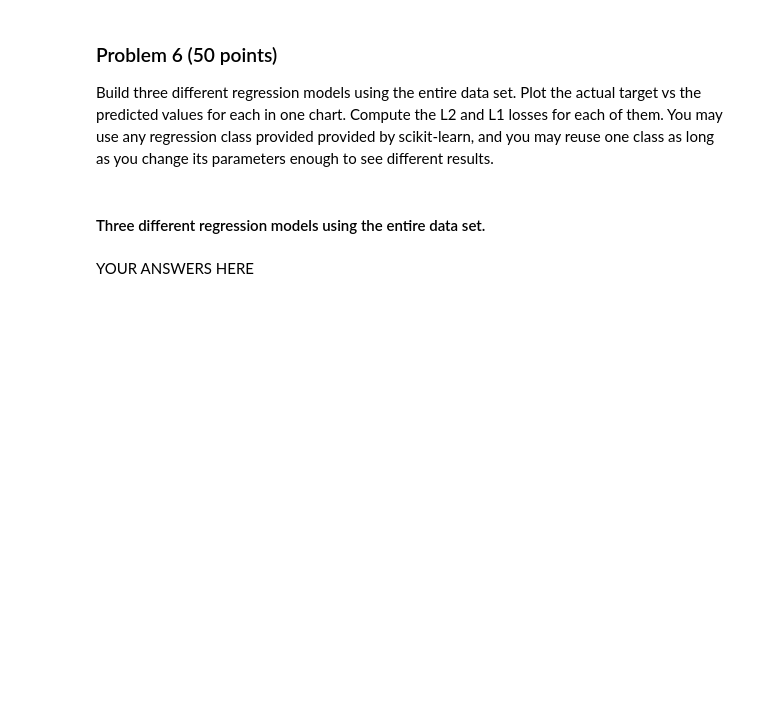
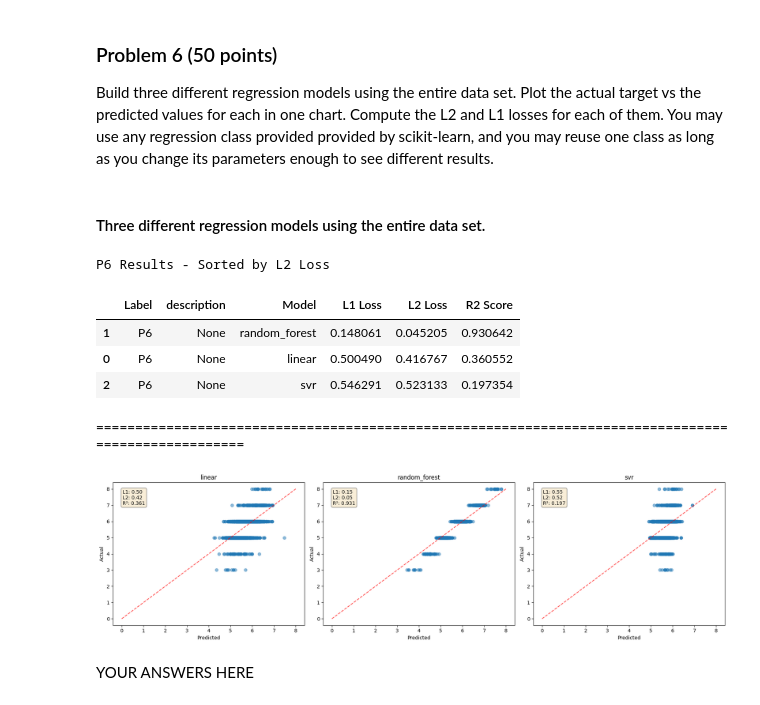
Before and after one commit to epsh3069/dx602-final-project, a Jupyter notebook: project.ipynb, the cells around one changed output. Saved outputs shown, nothing was run; the diff lists cells and outputs as text; code cells hidden in the pictures; blank space fills up the shorter version.

```diff
--- a/project.ipynb
+++ b/project.ipynb
@@ -466,24 +601,53 @@ def plot_model(model, features, target):
 # %% [markdown]
 #### Three different regression models using the entire data set.
-# %%
-# YOUR CODE HERE
-
-
-# YOUR CODE HERE
-
-top_feature_columns = ['alcohol', 'volatile acidity', 'sulphates', 'citric acid']
-target = data['target']
-features = data.drop(columns=['target',], axis=1)
-X = features
-y = target
-model = train_model(ModelType.LINEAR, X, y)
-
-print(f'Using features: {features.columns}')
-
-
-# model = sklearn.tree.DecisionTreeRegressor()
-# model.fit(features, target)
-plot_model(model, features, target)
+# %%
+
+def run_model(model_type: ModelType, X, y) -> ModelResult:
+    """Train model and return predictions with metrics."""
+    # Train and predict
+    model = get_model(model_type)
+    model_name = str(type(model))[8:-2]
+    model.fit(X, y)
+    y_pred = model.predict(X)
+
+    # Calculate losses
+    l1 = mean_absolute_error(y, y_pred)
+    l2 = mean_squared_error(y, y_pred)
+
+    # Get score
+    r2 = model.score(X, y)
+
+    return ModelResult(
+        model_name=model_type.value,
+        predictions=y_pred,
+        target=target,
+        l1_loss=l1,
+        l2_loss=l2,
+        r2_score=r2
+    )
+
+target = data['target']
+features = data.drop(columns=['target',], axis=1)
+X = features
+y = target
+
+p6_results = {}
+ModelResult.clear_results('P6')
+for model_type in selected_models:
+    result = run_model(model_type, X, y)
+    p6_results[model_type] = result
+    ModelResult.append_to_results(result, 'P6')
+
+results_summary('P6')
+plot_multiple_models(list(p6_results.values()))
+# %% [output]
+P6 Results - Sorted by L2 Loss
+|  | Label | description | Model | L1 Loss | L2 Loss | R2 Score |
+| 1 | P6 | None | random_forest | 0.148061 | 0.045205 | 0.930642 |
+| 0 | P6 | None | linear | 0.500490 | 0.416767 | 0.360552 |
+| 2 | P6 | None | svr | 0.546291 | 0.523133 | 0.197354 |
+====================================================================================================
+[figure, added]
 # %% [markdown]
 YOUR ANSWERS HERE
 # %% [markdown]
```
Also changed, not shown: parts of 11 cells of this notebook.
